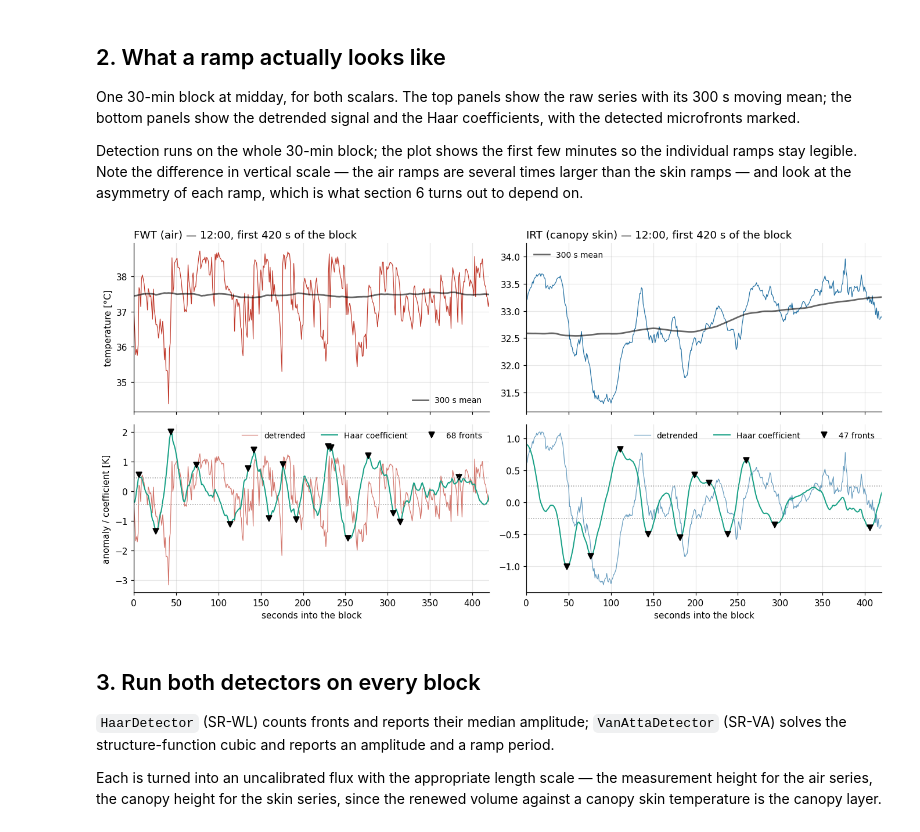
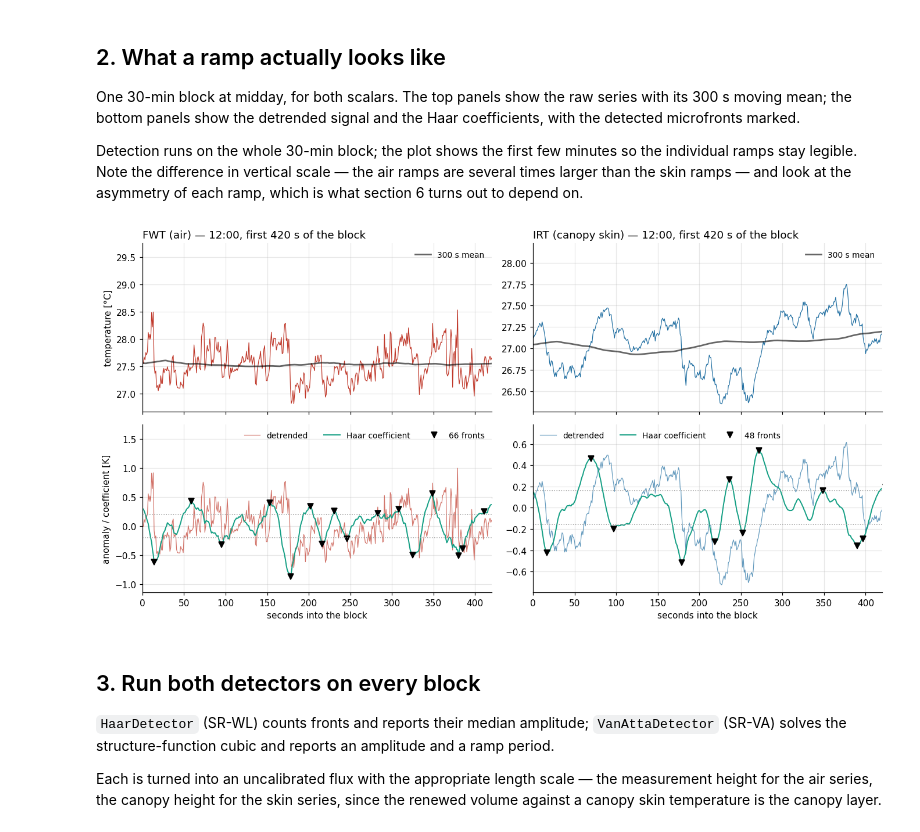
Before and after one commit to nbambach-blip/srflux, a Jupyter notebook: examples/wes_one_day.ipynb, the cells around one changed output. Cells and saved outputs as stored; diff of their text form; code cells hidden in the pictures.

```diff
--- a/examples/wes_one_day.ipynb
+++ b/examples/wes_one_day.ipynb
@@ -57,8 +61,8 @@ BLOCK_S = 1800.0    # 30-min averaging period
 Z_AIR = 7.5         # m, sonic/fine-wire measurement height
 Z_CANOPY = 3.5      # m, canopy height -- the right length scale for a SKIN temperature
 
-hi = pd.read_csv("data/wes_2023-06-24_1hz.csv.gz", parse_dates=["TIMESTAMP"])
-fx = pd.read_csv("data/wes_2023-06-24_flux30.csv", parse_dates=["TIMESTAMP"])
+hi = pd.read_csv("data/wes_2025-07-09_1hz.csv.gz", parse_dates=["TIMESTAMP"])
+fx = pd.read_csv("data/wes_2025-07-09_flux30.csv", parse_dates=["TIMESTAMP"])
 hi = hi.set_index("TIMESTAMP")
 fx = fx.set_index("TIMESTAMP")
 
@@ -133,7 +137,7 @@ is what section 6 turns out to depend on.
 # %%
 from srflux.preprocess import moving_average
 
-t0 = pd.Timestamp("2023-06-24 12:00:00")
+t0 = pd.Timestamp("2025-07-09 12:00:00")
 ZOOM_S = 420          # plot this many seconds so individual ramps stay legible
 seg = hi.loc[t0:t0 + pd.Timedelta(seconds=BLOCK_S - 1)]
 det = HaarDetector(fs=FS)
@@ -141,34 +145,34 @@ det = HaarDetector(fs=FS)
 fig, axes = plt.subplots(2, 2, figsize=(12.5, 6.4), sharex=True)
 for j, (col, clr, lab) in enumerate([("FWT", "#c0392b", "FWT (air)"),
                                      ("IRT", "#2471a3", "IRT (canopy skin)")]):
     v = prepare_block(seg[col].to_numpy(), fs=FS).values
     t = np.arange(len(v))
     coef = det.coefficients(v)
     res = det.detect(v)
     idx = res.extra["front_index"]
 
     axes[0, j].plot(t, v, lw=0.8, color=clr)
     axes[0, j].plot(t, moving_average(v, 300, FS), lw=1.8, color="k", alpha=0.6,
                     label="300 s mean")
     axes[0, j].set_title(f"{lab} — {t0:%H:%M}, first {ZOOM_S} s of the block", loc="left")
     axes[0, j].legend(frameon=False, fontsize=9)
 
     axes[1, j].plot(t, v - moving_average(v, 300, FS), lw=0.8, color=clr, alpha=0.7,
                     label="detrended")
     axes[1, j].plot(t, coef, lw=1.3, color="#16a085", label="Haar coefficient")
     axes[1, j].plot(idx, coef[idx], "v", ms=6, color="#000000",
                     label=f"{res.count} fronts")
     axes[1, j].axhline(res.extra["threshold"], color="#999", ls=":", lw=1)
     axes[1, j].axhline(-res.extra["threshold"], color="#999", ls=":", lw=1)
     axes[1, j].set_xlabel("seconds into the block")
     axes[1, j].set_xlim(0, ZOOM_S)          # detection uses the whole block; we plot a window
     axes[1, j].legend(frameon=False, fontsize=9, ncol=3)
 
 axes[0, 0].set_ylabel("temperature [°C]")
 axes[1, 0].set_ylabel("anomaly / coefficient [K]")
 plt.tight_layout()
 # %% [output]
-[figure, old version]
+[figure, new version]
 # %% [markdown]
 ## 3. Run both detectors on every block
 
```
Also changed, not shown: parts of 23 cells of this notebook, 7 other files.
